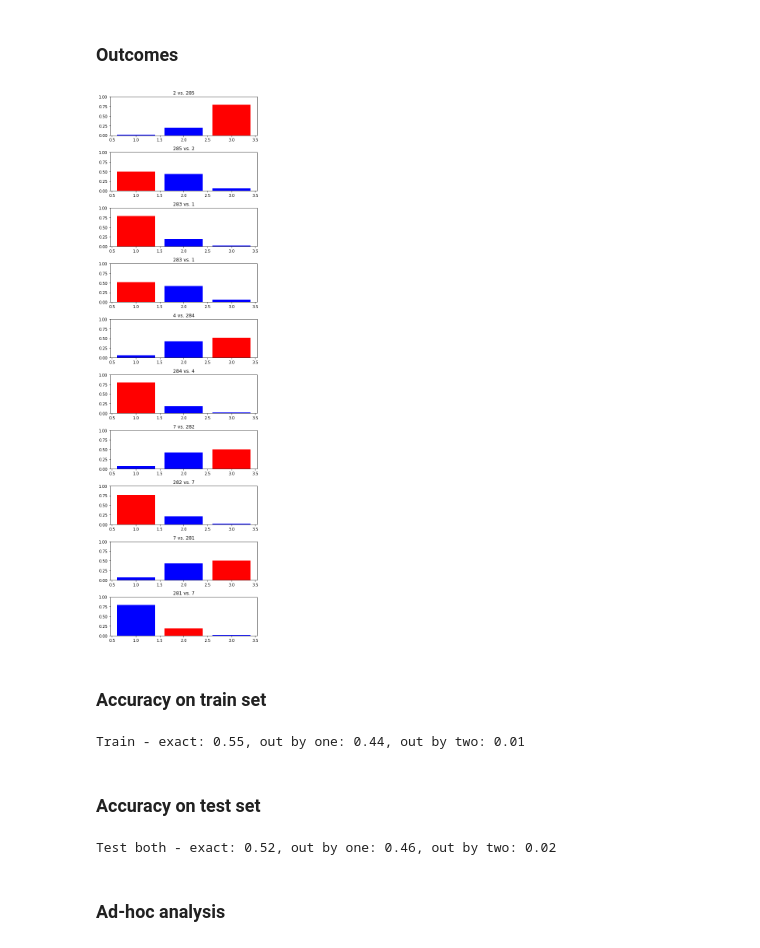
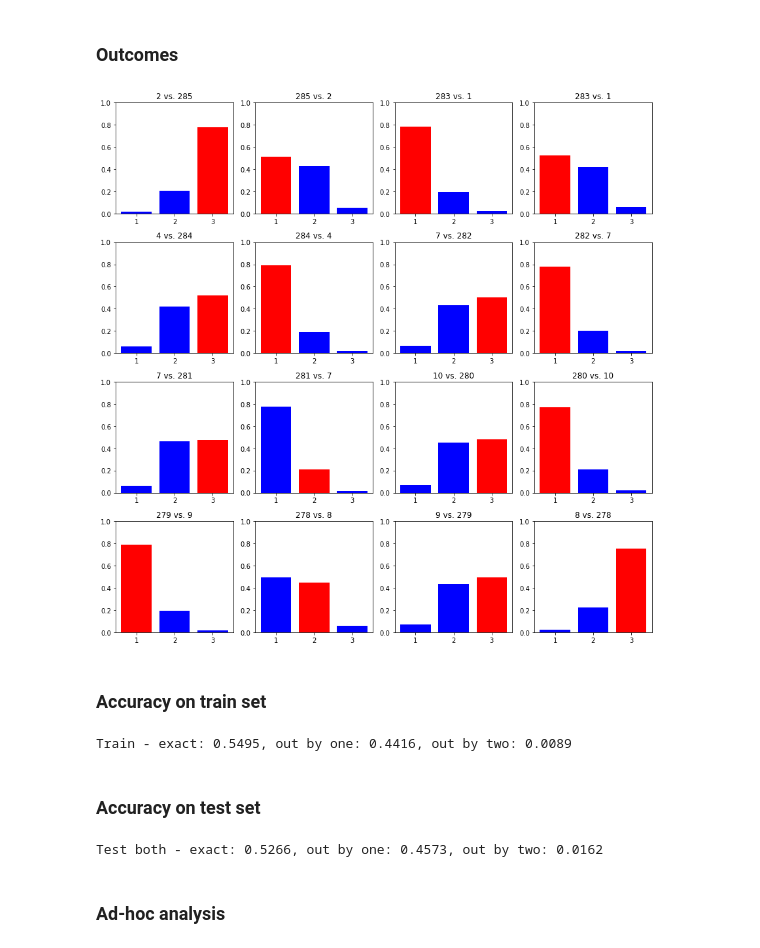
Before and after one commit to maw501/bayesian-chess-prediction, a Jupyter notebook: notebooks/2.fit_ordered_logistic_model.ipynb, the cells around one changed output. Cells and saved outputs as stored; diff of their text form; code cells hidden in the pictures.

```diff
--- a/notebooks/2.fit_ordered_logistic_model.ipynb
+++ b/notebooks/2.fit_ordered_logistic_model.ipynb
@@ -189,46 +189,38 @@ plt.yticks(range(1, plot_top_n_players + 1), ranked_ids[:plot_top_n_players]);
 # %% [markdown]
 ### Outcomes
-# %%
-def get_class_probs(params, param_name, class_levels=[1, 2, 3]):
-    out = []
-    for l in class_levels:
-        out.append(np.sum(params[param_name] == l, 0))
-    out = np.array(out).T
-    out_prob = out / np.mean(out.sum(1))
-    return out_prob
 # %%
 train_cls_probs = get_class_probs(params, "ypred")
 
-plot_n = 10
+plot_n = 16
 reverse = False
 colors = ["blue"] * 3
 
 plot_df = (
     train_sorted
     if not reverse
     else train_sorted.sort_values(
         ["abs_rank_diff", "p1_id"], ascending=[True, False]
     )
 )
 ranks = [
     f"{a} vs. {b}"
     for a, b in zip(
         train_sorted["p1_prior_rank"].values.astype(int),
         train_sorted["p2_prior_rank"].values.astype(int),
     )
 ]
 
-fig, ax = plt.subplots(plot_n, 1, figsize=(6, 20))
+fig, ax = plt.subplots(plot_n//4, 4, figsize=(12, 12))
 ax = ax.ravel()
 
 for i in range(plot_n):
     bar_colors = colors.copy()
     bar_colors[train_sorted["p1_outcome"].values[i] - 1] = "red"
     ax[i].bar(range(1, 4), train_cls_probs[i, :], color=bar_colors)
     ax[i].set_title(f"{ranks[i]}")
     ax[i].set_ylim(0, 1)
 plt.tight_layout();
 # %% [output]
-[figure, old version]
+[figure, new version]
 # %% [markdown]
 ### Accuracy on train set
@@ -243,17 +227,17 @@ def print_results(df, cls_pred, prefix):
 # %%
 cls_pred = np.argmax(train_cls_probs, 1) + 1
 
-print_results(train_sorted, cls_pred, "Train")
+print_results(train_sorted, cls_pred, "Train", dp=4)
 # %% [output]
-Train - exact: 0.55, out by one: 0.44, out by two: 0.01
+Train - exact: 0.5495, out by one: 0.4416, out by two: 0.0089
 # %% [markdown]
 ### Accuracy on test set
 # %%
 test_cls_probs = get_class_probs(params, "ypred_test")
 cls_pred_test = np.argmax(test_cls_probs, 1) + 1
-print_results(test, cls_pred_test, "Test both")
+print_results(test, cls_pred_test, "Test both", dp=4)
 # %% [output]
-Test both - exact: 0.52, out by one: 0.46, out by two: 0.02
+Test both - exact: 0.5266, out by one: 0.4573, out by two: 0.0162
 # %% [markdown]
 ### Ad-hoc analysis
 # %% [markdown]
```
Also changed, not shown: parts of 10 cells of this notebook, 2 other files.
